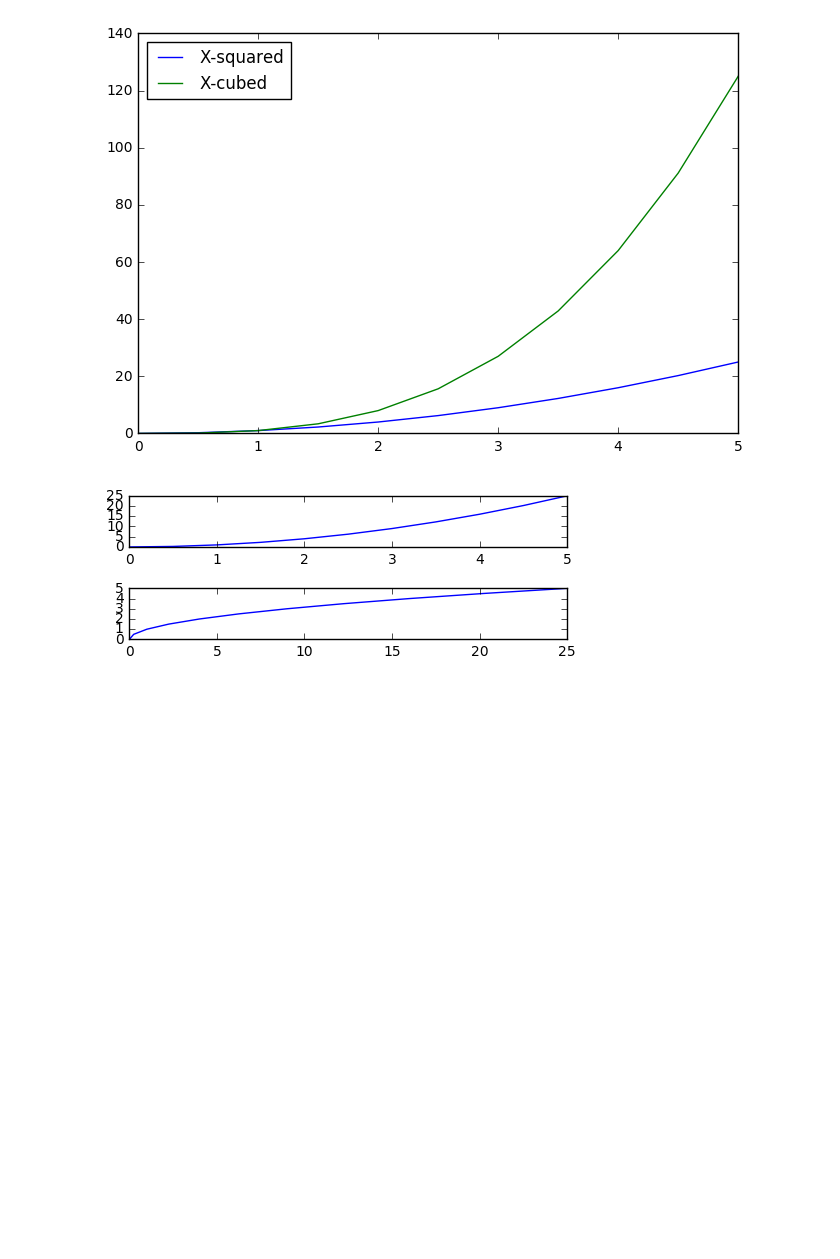
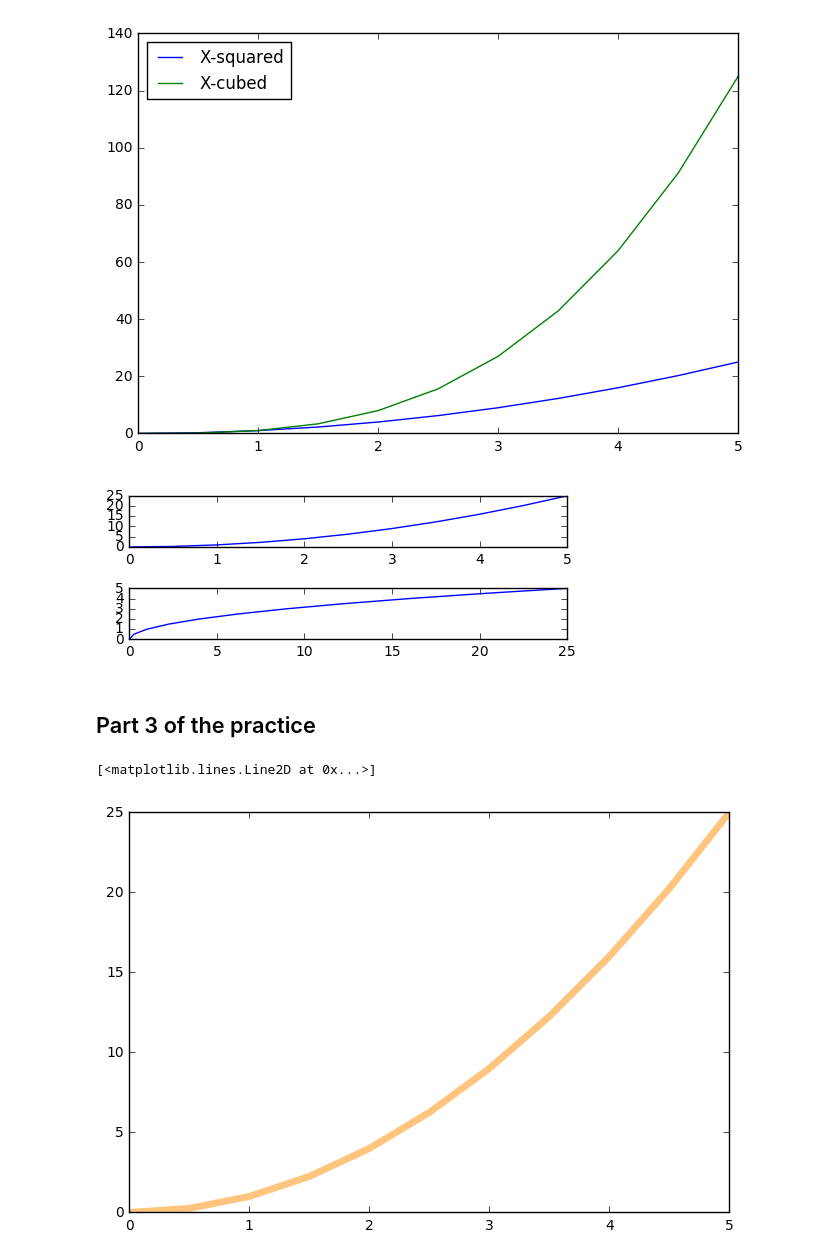
Before and after one commit to marvely/jupyter_notebook, a Jupyter notebook: practice Matplotlib.ipynb, the cells around one changed output. Drawn from its saved outputs; the diff is of its cells as text; code cells hidden in the pictures; blank space fills up the shorter version.

```diff
--- a/practice Matplotlib.ipynb
+++ b/practice Matplotlib.ipynb
@@ -97,3 +97,15 @@ plt.tight_layout()
 [figure]
 # %%
 fig.savefig('my_fig.png')
+# %% [markdown]
+## Part 3 of the practice
+# %%
+fig = plt.figure()
+ax = fig.add_axes([0, 0, 1, 1])
+ax.plot(x, y, color = '#FF8C00', linewidth = 5, alpha = 0.5) # default linewidth is 1.
+# alpha argument is for transparency of the line! default also 1
+# google search for RGB Hex Code
+# for basic colors, they will be acceptable as strings
+# %% [output]
+[<matplotlib.lines.Line2D at 0x...>]
+[figure, added]
```
Also changed, not shown: parts of 3 cells of this notebook, 1 other file.
